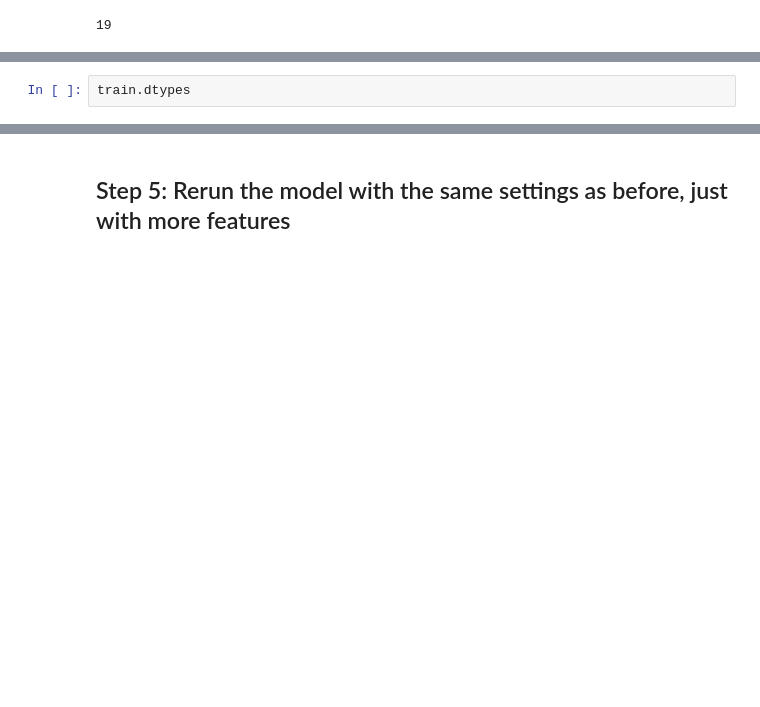
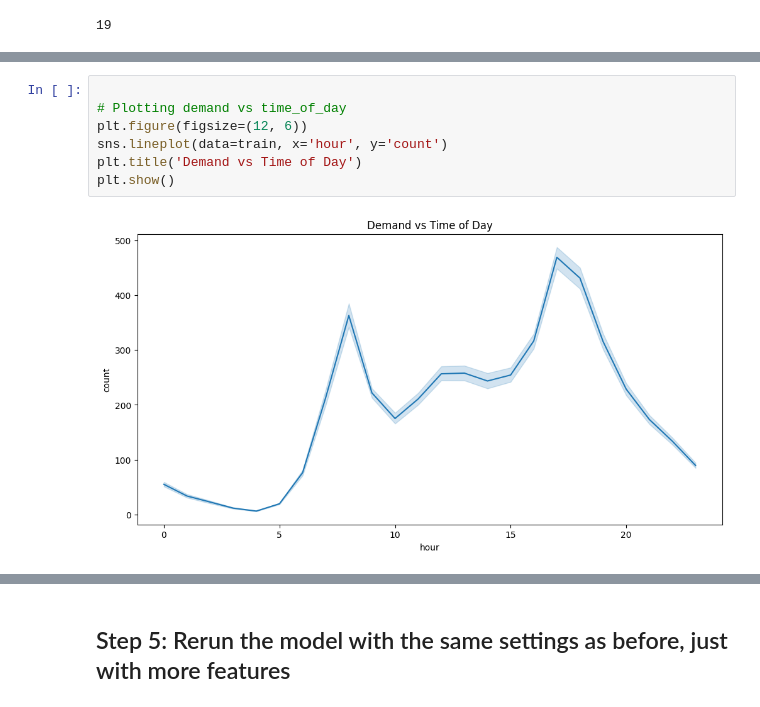
Before and after one commit to schalafi/Predict-Bike-Sharing-Demand-with-Machine-Learning, a Jupyter notebook: project/project-template.ipynb, the cells around one changed output, grey strips where cells are left out. Cells and saved outputs as stored; diff of their text form; blank space fills up the shorter version.

```diff
--- a/project/project-template.ipynb
+++ b/project/project-template.ipynb
@@ -880,2 +929,9 @@ plt.show()
-# %%
-train.dtypes
+# %%
+
+# Plotting demand vs time_of_day
+plt.figure(figsize=(12, 6))
+sns.lineplot(data=train, x='hour', y='count')
+plt.title('Demand vs Time of Day')
+plt.show()
+# %% [output]
+[figure, added]
```
Also changed, not shown: parts of 42 cells of this notebook, 4 other files.
